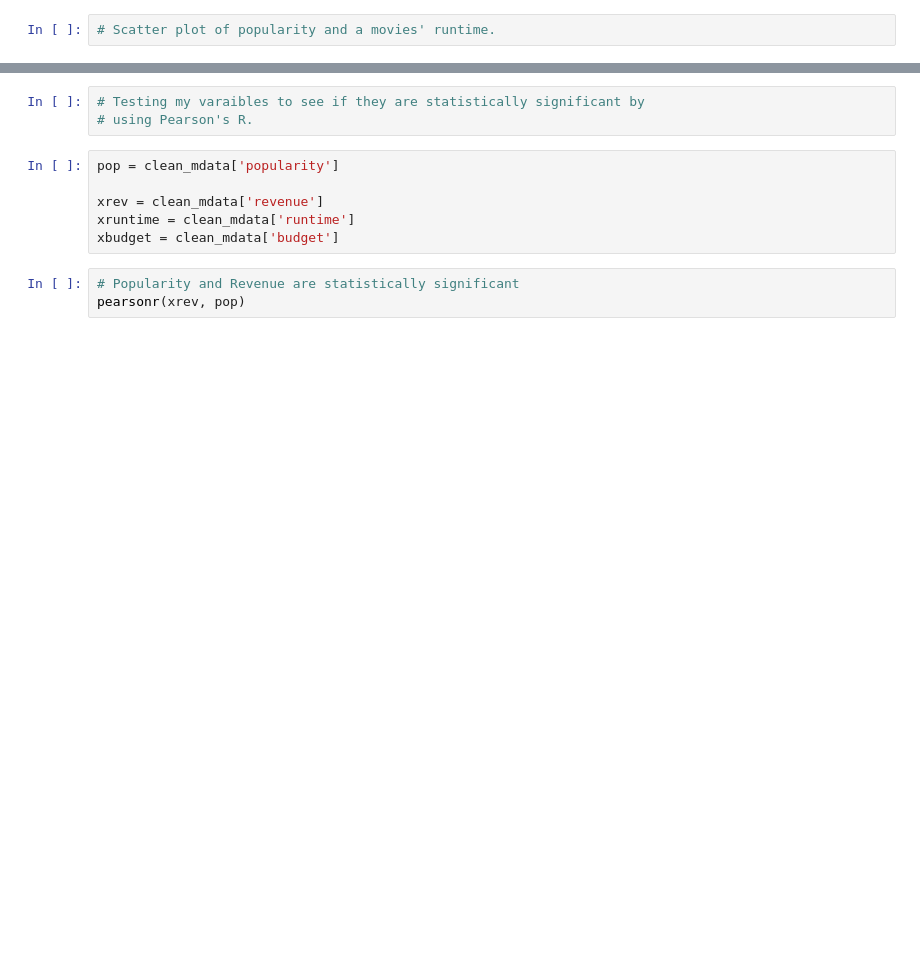
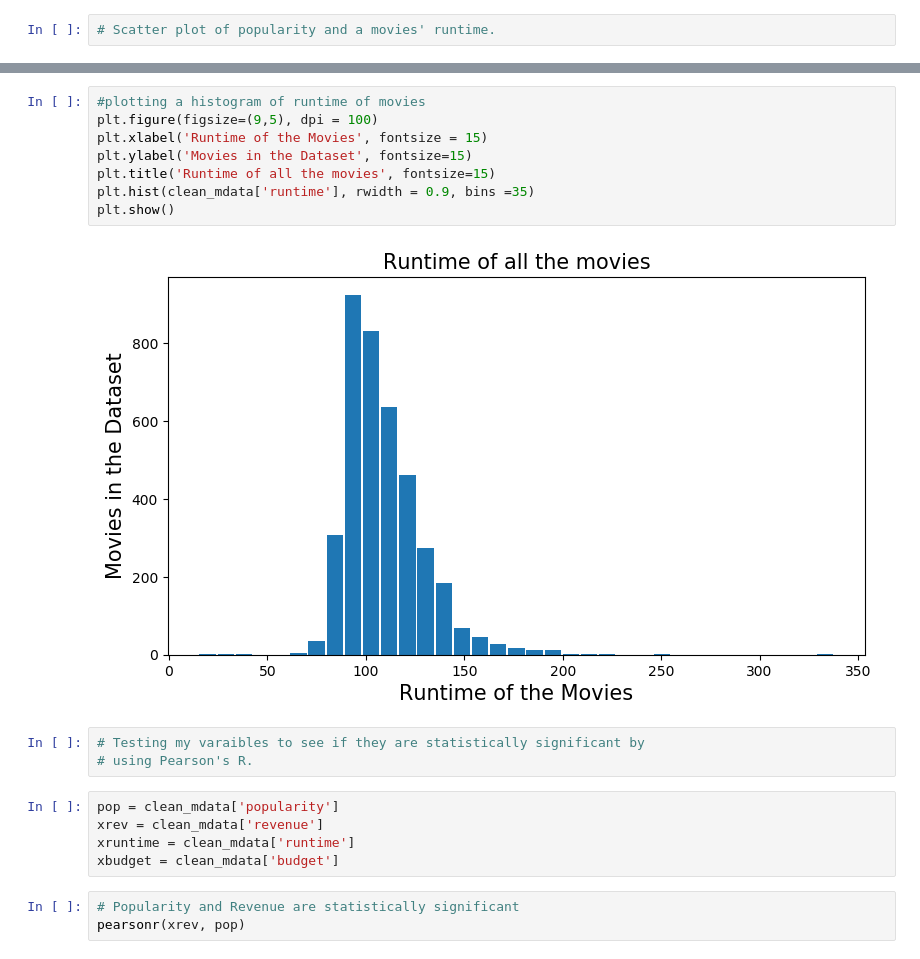
Before and after one commit to borealis92/coding, a Jupyter notebook: data-analyst-nano/project2/investigate-a-dataset-template.ipynb/investigate-a-dataset-template.ipynb, the cells around one changed output, grey strips where cells are left out. Saved outputs shown, nothing was run; the diff lists cells and outputs as text; blank space fills up the shorter version.

```diff
--- a/data-analyst-nano/project2/investigate-a-dataset-template.ipynb/investigate-a-dataset-template.ipynb
+++ b/data-analyst-nano/project2/investigate-a-dataset-template.ipynb/investigate-a-dataset-template.ipynb
@@ -190,9 +241,18 @@ Text(0,0.5,'popularity')
+# %%
+#plotting a histogram of runtime of movies
+plt.figure(figsize=(9,5), dpi = 100)
+plt.xlabel('Runtime of the Movies', fontsize = 15)
+plt.ylabel('Movies in the Dataset', fontsize=15)
+plt.title('Runtime of all the movies', fontsize=15)
+plt.hist(clean_mdata['runtime'], rwidth = 0.9, bins =35)
+plt.show()
+# %% [output]
+[figure, added]
 # %%
 # Testing my varaibles to see if they are statistically significant by
 # using Pearson's R.
 # %%
 pop = clean_mdata['popularity']
-
 xrev = clean_mdata['revenue']
 xruntime = clean_mdata['runtime']
 xbudget = clean_mdata['budget']
```
Also changed, not shown: parts of 14 cells of this notebook.
